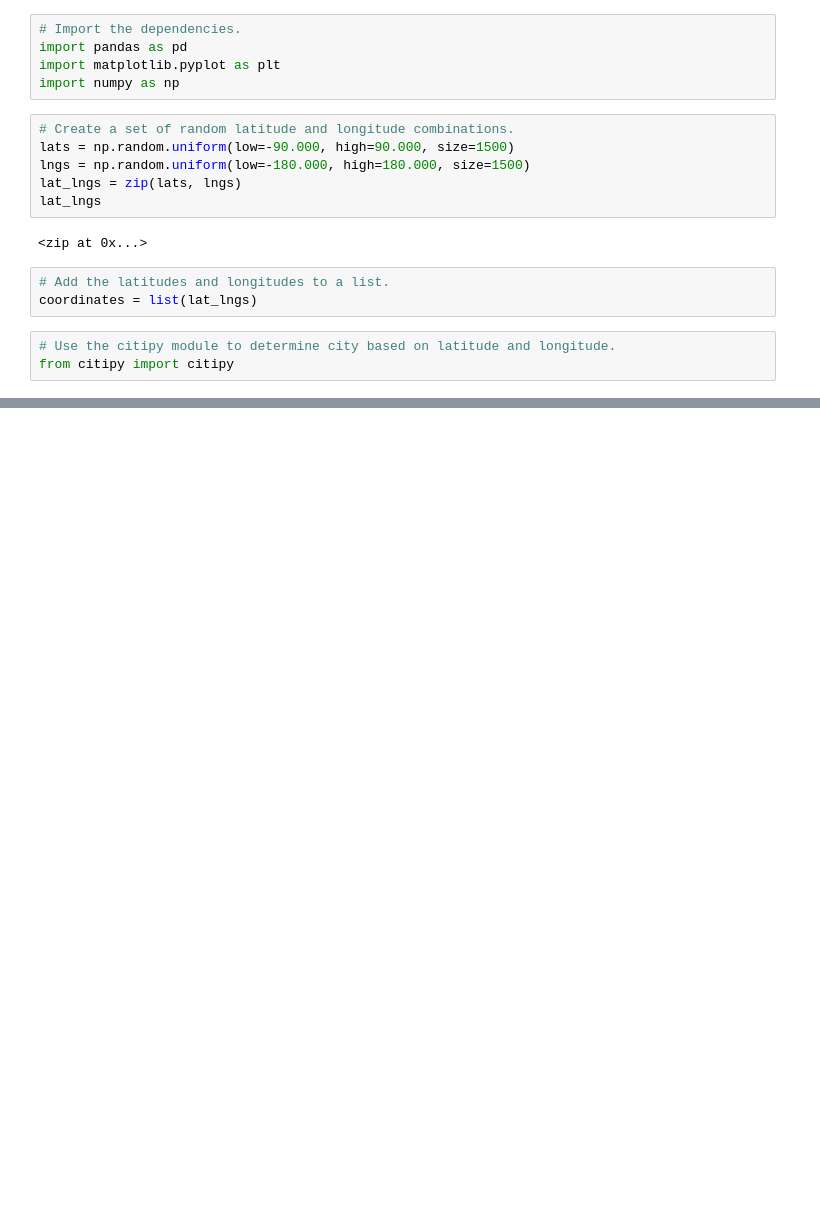
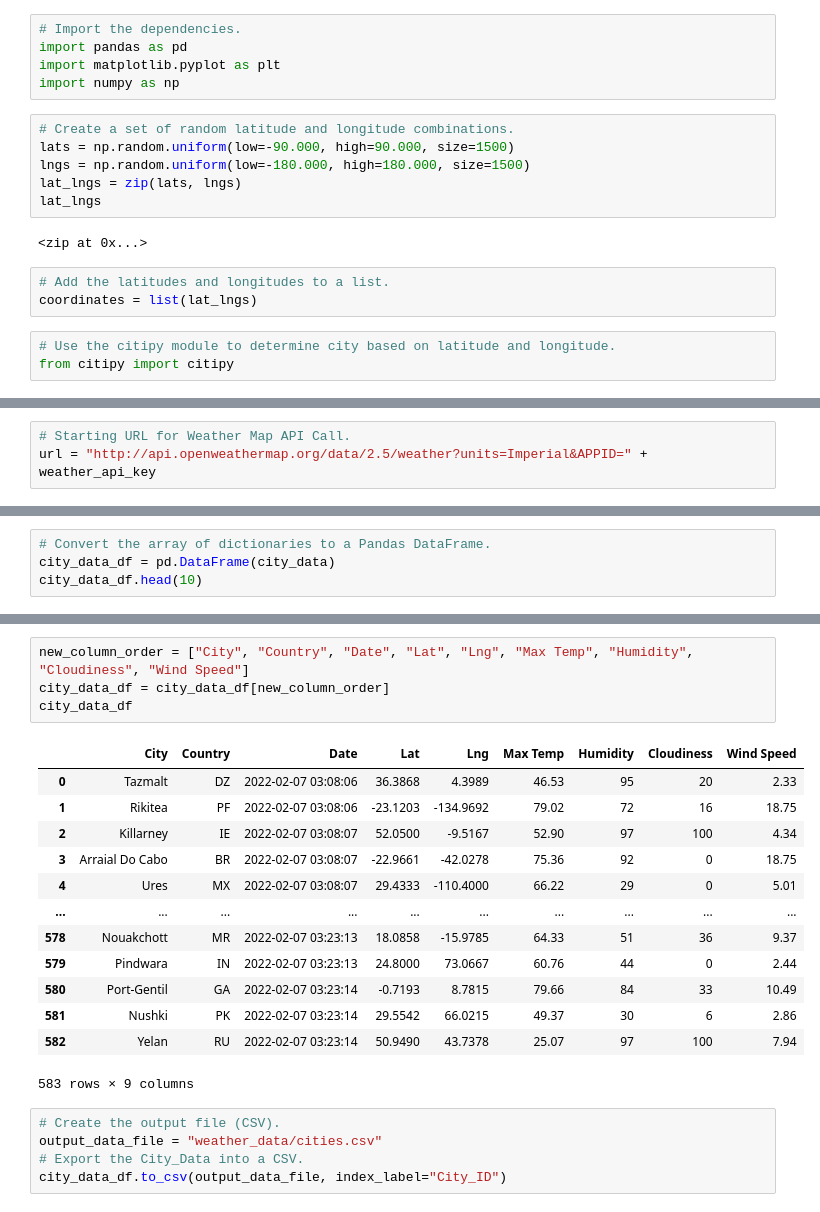
Before and after one commit to SarahW327/World_Weather_Analysis, a Jupyter notebook: WeatherPy.ipynb, the cells around one changed output, grey strips where cells are left out. Saved outputs shown, nothing was run; the diff lists cells and outputs as text; blank space fills up the shorter version.

Commit message:
Adding updated WeatherBy

```diff
--- a/WeatherPy.ipynb
+++ b/WeatherPy.ipynb
@@ -33,0 +40,3 @@ len(cities)
+# %%
+# Starting URL for Weather Map API Call.
+url = "http://api.openweathermap.org/data/2.5/weather?units=Imperial&APPID=" + weather_api_key
@@ -33,0 +123,4 @@ len(cities)
+# %%
+# Convert the array of dictionaries to a Pandas DataFrame.
+city_data_df = pd.DataFrame(city_data)
+city_data_df.head(10)
@@ -33,0 +139,23 @@ len(cities)
+# %%
+new_column_order = ["City", "Country", "Date", "Lat", "Lng", "Max Temp", "Humidity", "Cloudiness", "Wind Speed"]
+city_data_df = city_data_df[new_column_order]
+city_data_df
+# %% [output]
+|  | City | Country | Date | Lat | Lng | Max Temp | Humidity | Cloudiness | Wind Speed |
+| 0 | Tazmalt | DZ | 2022-02-07 03:08:06 | 36.3868 | 4.3989 | 46.53 | 95 | 20 | 2.33 |
+| 1 | Rikitea | PF | 2022-02-07 03:08:06 | -23.1203 | -134.9692 | 79.02 | 72 | 16 | 18.75 |
+| 2 | Killarney | IE | 2022-02-07 03:08:07 | 52.0500 | -9.5167 | 52.90 | 97 | 100 | 4.34 |
+| 3 | Arraial Do Cabo | BR | 2022-02-07 03:08:07 | -22.9661 | -42.0278 | 75.36 | 92 | 0 | 18.75 |
+| 4 | Ures | MX | 2022-02-07 03:08:07 | 29.4333 | -110.4000 | 66.22 | 29 | 0 | 5.01 |
+| ... | ... | ... | ... | ... | ... | ... | ... | ... | ... |
+| 578 | Nouakchott | MR | 2022-02-07 03:23:13 | 18.0858 | -15.9785 | 64.33 | 51 | 36 | 9.37 |
+| 579 | Pindwara | IN | 2022-02-07 03:23:13 | 24.8000 | 73.0667 | 60.76 | 44 | 0 | 2.44 |
+| 580 | Port-Gentil | GA | 2022-02-07 03:23:14 | -0.7193 | 8.7815 | 79.66 | 84 | 33 | 10.49 |
+| 581 | Nushki | PK | 2022-02-07 03:23:14 | 29.5542 | 66.0215 | 49.37 | 30 | 6 | 2.86 |
+| 582 | Yelan | RU | 2022-02-07 03:23:14 | 50.9490 | 43.7378 | 25.07 | 97 | 100 | 7.94 |
+583 rows × 9 columns
+# %%
+# Create the output file (CSV).
+output_data_file = "weather_data/cities.csv"
+# Export the City_Data into a CSV.
+city_data_df.to_csv(output_data_file, index_label="City_ID")
```
Also changed, not shown: parts of 4 cells of this notebook, 1 other file.
